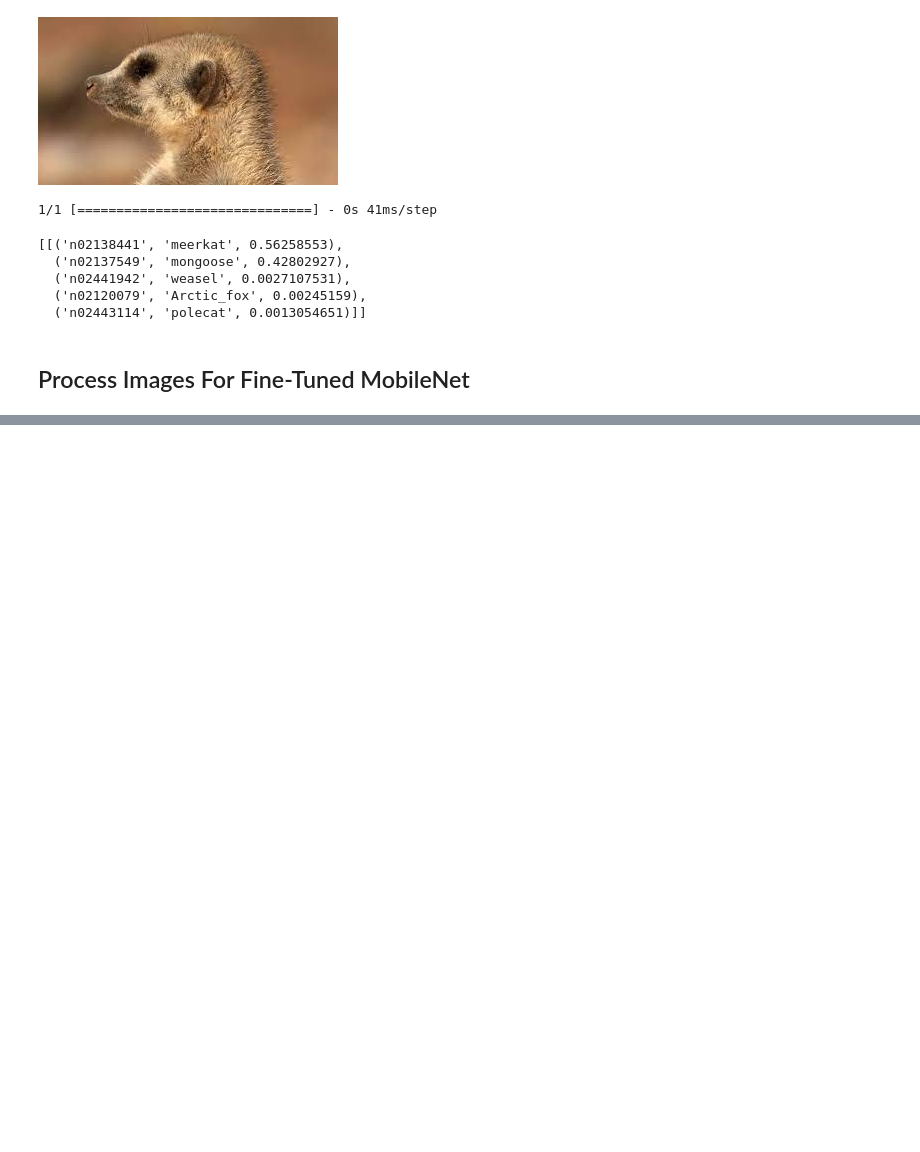
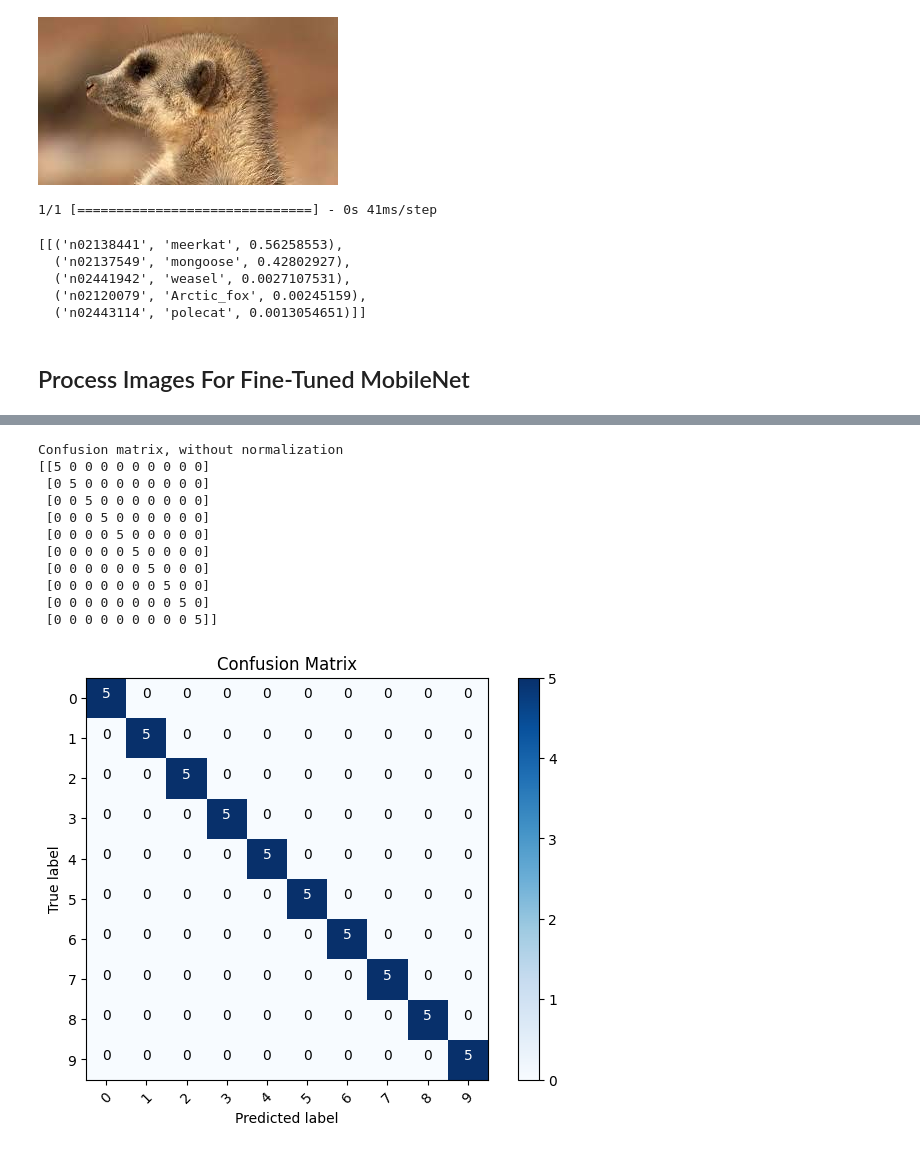
Before and after one commit to LayaSamizadeh/Python-Deep-Learning-and-Neural-Networks, a Jupyter notebook: notebooks/mobile_net_classification.ipynb, the cells around one changed output, grey strips where cells are left out. Saved outputs shown, nothing was run; the diff lists cells and outputs as text; code cells hidden in the pictures; blank space fills up the shorter version.

```diff
--- a/notebooks/mobile_net_classification.ipynb
+++ b/notebooks/mobile_net_classification.ipynb
@@ -152,0 +264,8 @@ download_dataset(git_repo,project_directory)
+# %%
+model.fit(x=train_batches,
+            steps_per_epoch=len(train_batches),
+            validation_data=valid_batches,
+            validation_steps=len(valid_batches),
+            epochs=10,
+            verbose=2
+)
@@ -152,0 +293,6 @@ download_dataset(git_repo,project_directory)
+# %%
+test_labels = test_batches.classes
+# %%
+predictions = model.predict(x=test_batches, steps=len(test_batches), verbose=0)
+# %%
+cm = confusion_matrix(y_true=test_labels, y_pred=predictions.argmax(axis=1))
@@ -152,0 +312,16 @@ download_dataset(git_repo,project_directory)
+# %%
+cm_plot_labels = ['0','1','2','3','4','5','6','7','8','9']
+plot_confusion_matrix(cm=cm, classes=cm_plot_labels, title='Confusion Matrix')
+# %% [output]
+Confusion matrix, without normalization
+[[5 0 0 0 0 0 0 0 0 0]
+ [0 5 0 0 0 0 0 0 0 0]
+ [0 0 5 0 0 0 0 0 0 0]
+ [0 0 0 5 0 0 0 0 0 0]
+ [0 0 0 0 5 0 0 0 0 0]
+ [0 0 0 0 0 5 0 0 0 0]
+ [0 0 0 0 0 0 5 0 0 0]
+ [0 0 0 0 0 0 0 5 0 0]
+ [0 0 0 0 0 0 0 0 5 0]
+ [0 0 0 0 0 0 0 0 0 5]]
+[figure, added]
```
Also changed, not shown: parts of 20 cells of this notebook.
